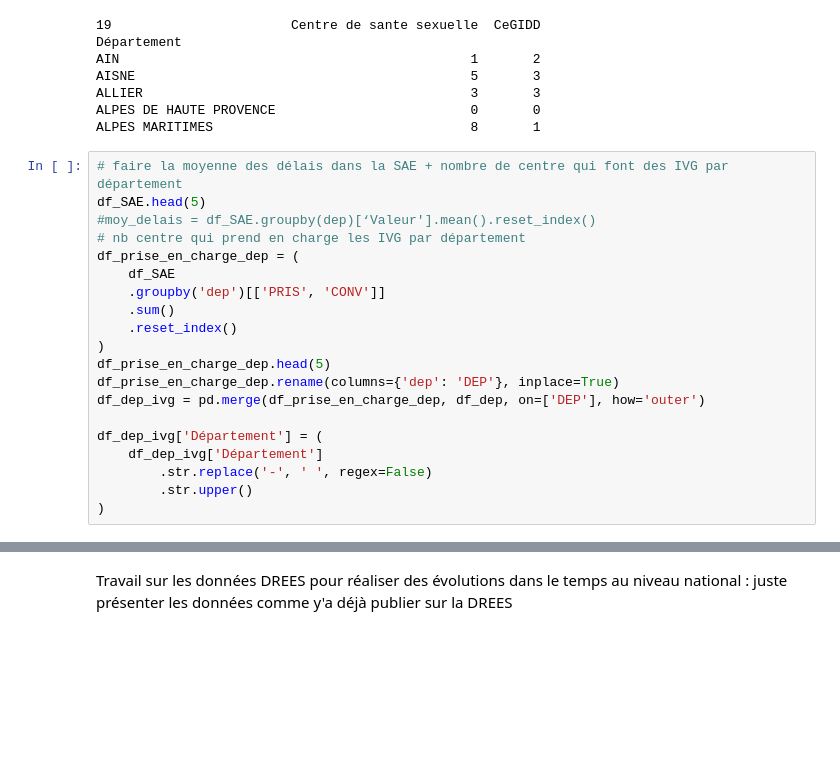
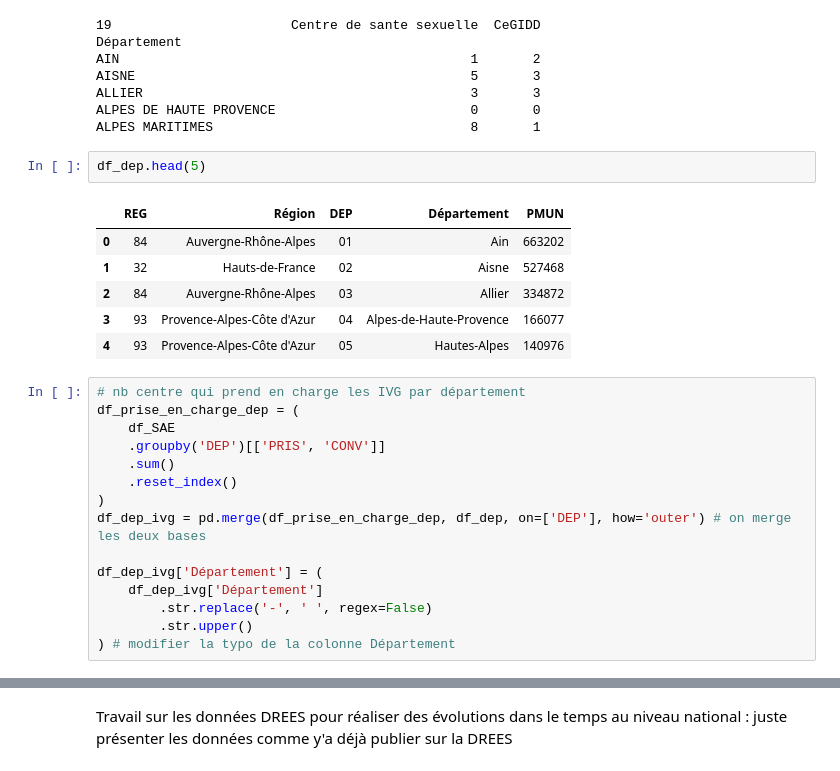
Before and after one commit to pgresant/PythonS1, a Jupyter notebook: 1-TraitementsDonnees.ipynb, the cells around one changed output, grey strips where cells are left out. Drawn from its saved outputs; the diff is of its cells as text; blank space fills up the shorter version.

```diff
--- a/1-TraitementsDonnees.ipynb
+++ b/1-TraitementsDonnees.ipynb
@@ -75,25 +77,29 @@ AISNE                                           5       3
 ALLIER                                          3       3
 ALPES DE HAUTE PROVENCE                         0       0
 ALPES MARITIMES                                 8       1
+# %%
+df_dep.head(5)
+# %% [output]
+|  | REG | Région | DEP | Département | PMUN |
+| 0 | 84 | Auvergne-Rhône-Alpes | 01 | Ain | 663202 |
+| 1 | 32 | Hauts-de-France | 02 | Aisne | 527468 |
+| 2 | 84 | Auvergne-Rhône-Alpes | 03 | Allier | 334872 |
+| 3 | 93 | Provence-Alpes-Côte d'Azur | 04 | Alpes-de-Haute-Provence | 166077 |
+| 4 | 93 | Provence-Alpes-Côte d'Azur | 05 | Hautes-Alpes | 140976 |
 # %%
-# faire la moyenne des délais dans la SAE + nombre de centre qui font des IVG par département
-df_SAE.head(5)
-#moy_delais = df_SAE.groupby(dep)[‘Valeur'].mean().reset_index()
 # nb centre qui prend en charge les IVG par département
 df_prise_en_charge_dep = (
     df_SAE
-    .groupby('dep')[['PRIS', 'CONV']]
+    .groupby('DEP')[['PRIS', 'CONV']]
     .sum()
     .reset_index()
 )
-df_prise_en_charge_dep.head(5)
-df_prise_en_charge_dep.rename(columns={'dep': 'DEP'}, inplace=True)
-df_dep_ivg = pd.merge(df_prise_en_charge_dep, df_dep, on=['DEP'], how='outer')
+df_dep_ivg = pd.merge(df_prise_en_charge_dep, df_dep, on=['DEP'], how='outer') # on merge les deux bases
 
 df_dep_ivg['Département'] = (
     df_dep_ivg['Département']
         .str.replace('-', ' ', regex=False)
         .str.upper()
-)
+) # modifier la typo de la colonne Département
 # %%
 df_dep_ivg = pd.merge(df_dep_ivg, df_nbcentre, on=['Département'], how='outer')
```
Also changed, not shown: parts of 6 cells of this notebook.
